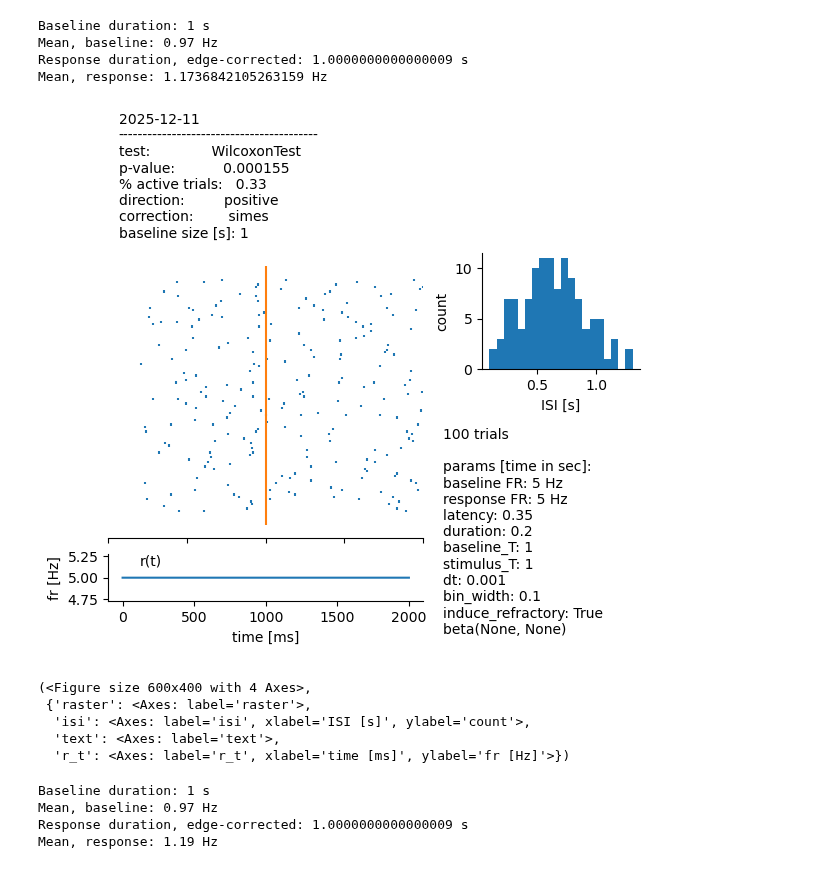
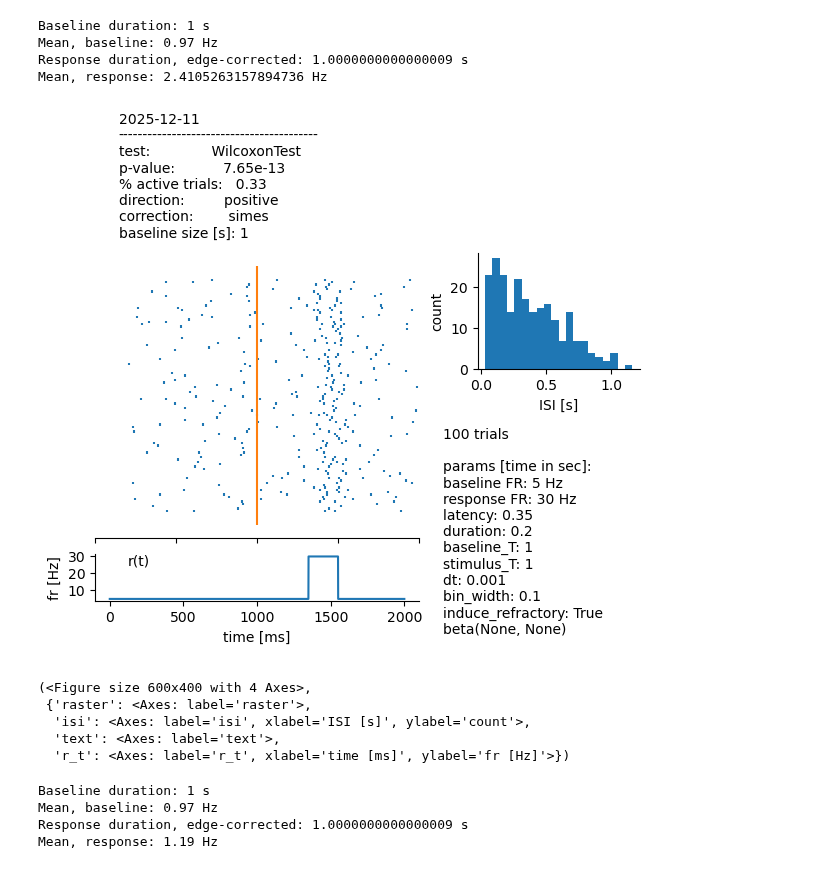
Before and after one commit to a-darcher/response_generator, a Jupyter notebook: dev.ipynb, the cells around one changed output. Saved outputs shown, nothing was run; the diff lists cells and outputs as text; code cells hidden in the pictures.

```diff
--- a/dev.ipynb
+++ b/dev.ipynb
@@ -9,7 +9,7 @@ from response_stats.responses.response_tests import WilcoxonTest, SurrogateTest
 from response_stats.plot_utils import *
 # %%
 baseline_fr = 5
-response_fr = 5
+response_fr = 30
 latency = 0.35
 duration = 0.2
 dt = 0.001
@@ -34,35 +34,37 @@ generator = PoissonSpikeGenerator(
 
 )
 
 trial_activity = generator.generate(n_trials)
 
+
+
 cfg_response_dict = {
     "trial_activity": trial_activity,
     "baseline_T": baseline_T,
     "stimulus_T": stimulus_T,
     "stimulus_onset": baseline_T,
     "bin_width": 0.1,
     "dt": dt,
     "direction": "positive",
     "proportion_active": 1/3,
     "multiple_correction": "simes",
     "interleave_response_bins": True,
     "smooth_response_bins": False,
     "debug": True,
 }
 
 cfg_response = ResponseConfig(**cfg_response_dict)
 data_response = make_response_data(cfg_response)
 
 detector = ResponseDetector(data_response, WilcoxonTest)
 
 SpikeSummaryFigure(trial_activity, generator, detector, ).build()
 # %% [output]
 Baseline duration: 1 s
 Mean, baseline: 0.97 Hz
 Response duration, edge-corrected: 1.0000000000000009 s
-Mean, response: 1.1736842105263159 Hz
+Mean, response: 2.4105263157894736 Hz
-[figure, old version]
+[figure, new version]
 (<Figure size 600x400 with 4 Axes>,
  {'raster': <Axes: label='raster'>,
   'isi': <Axes: label='isi', xlabel='ISI [s]', ylabel='count'>,
```
Also changed, not shown: parts of 3 cells of this notebook.
